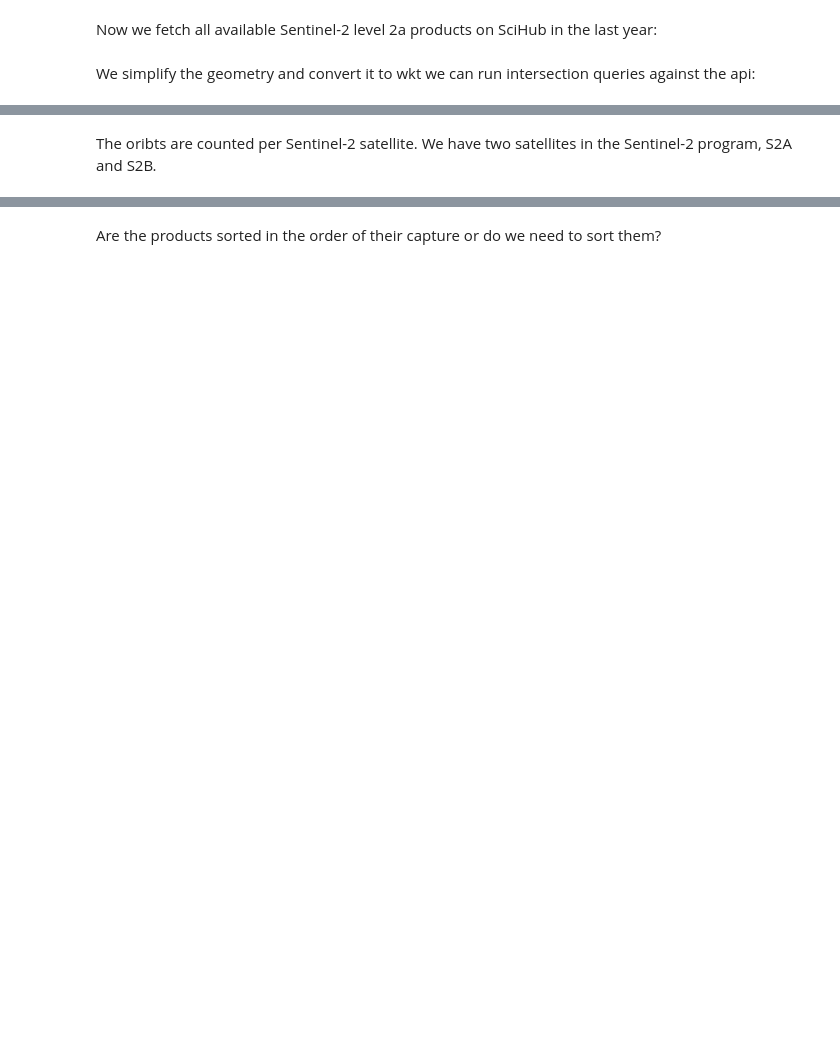
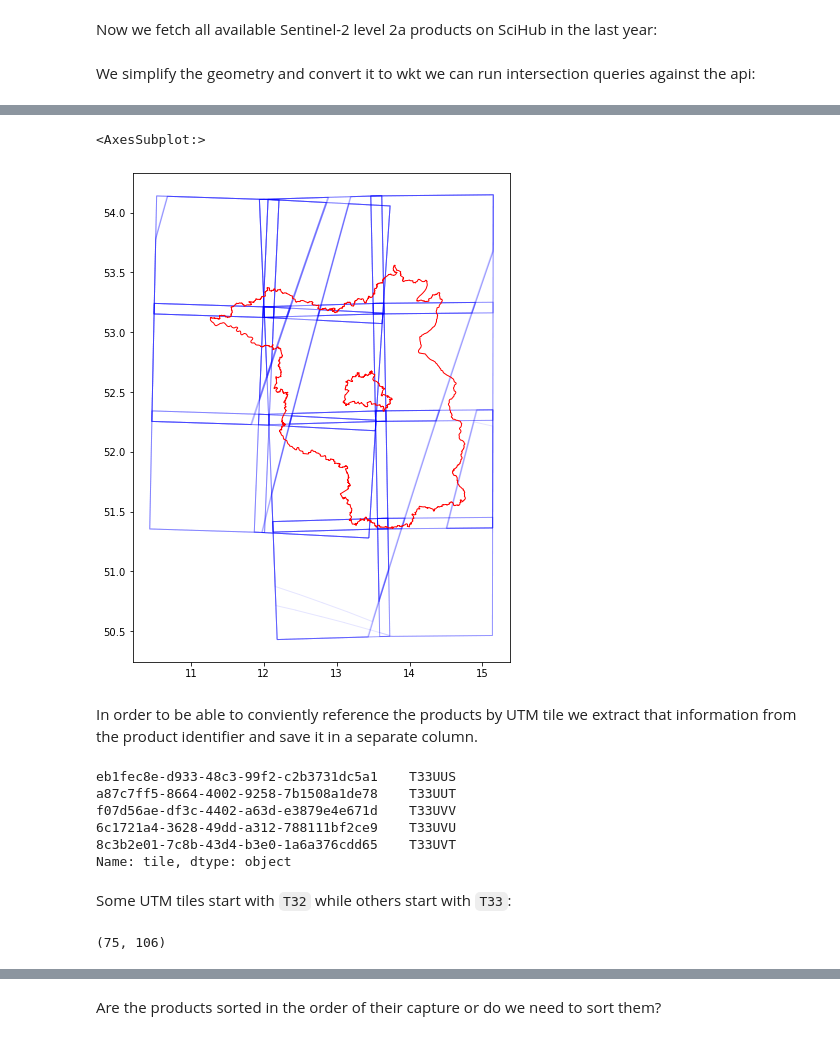
Before and after one commit to rrrnld/earth-observation-for-journalism, a Jupyter notebook: true-color-image/01 Brandenburg Cover Research.ipynb, the cells around one changed output, grey strips where cells are left out. Saved outputs shown, nothing was run; the diff lists cells and outputs as text; code cells hidden in the pictures; blank space fills up the shorter version.

Commit message:
Revisit brandenburg coverage research notebook

```diff
--- a/true-color-image/01 Brandenburg Cover Research.ipynb
+++ b/true-color-image/01 Brandenburg Cover Research.ipynb
@@ -91,2 +49,25 @@ for orbit in orbits:
-# %% [markdown]
-The oribts are counted per Sentinel-2 satellite. We have two satellites in the Sentinel-2 program, S2A and S2B.
+# %%
+# let's get an overview of all products
+ax = products.plot(color='None', edgecolor='blue', alpha=0.1, figsize=(16, 9))
+brandenburg.plot(ax=ax, color='None', edgecolor='gray')
+# %% [output]
+<AxesSubplot:>
+[figure, added]
+# %% [markdown]
+In order to be able to conviently reference the products by UTM tile we extract that information from the product identifier and save it in a separate column.
+# %%
+products['tile'] = products['identifier'].map(lambda s: s.split('_')[5])
+products['tile'].head()
+# %% [output]
+eb1fec8e-d933-48c3-99f2-c2b3731dc5a1    T33UUS
+a87c7ff5-8664-4002-9258-7b1508a1de78    T33UUT
+f07d56ae-df3c-4402-a63d-e3879e4e671d    T33UVV
+6c1721a4-3628-49dd-a312-788111bf2ce9    T33UVU
+8c3b2e01-7c8b-43d4-b3e0-1a6a376cdd65    T33UVT
+Name: tile, dtype: object
+# %% [markdown]
+Some UTM tiles start with `T32` while others start with `T33`:
+# %%
+products['tile'].str.startswith('T32').sum(), products['tile'].str.startswith('T33').sum()
+# %% [output]
+(75, 106)
```
Also changed, not shown: parts of 50 cells of this notebook, 2 other files.
